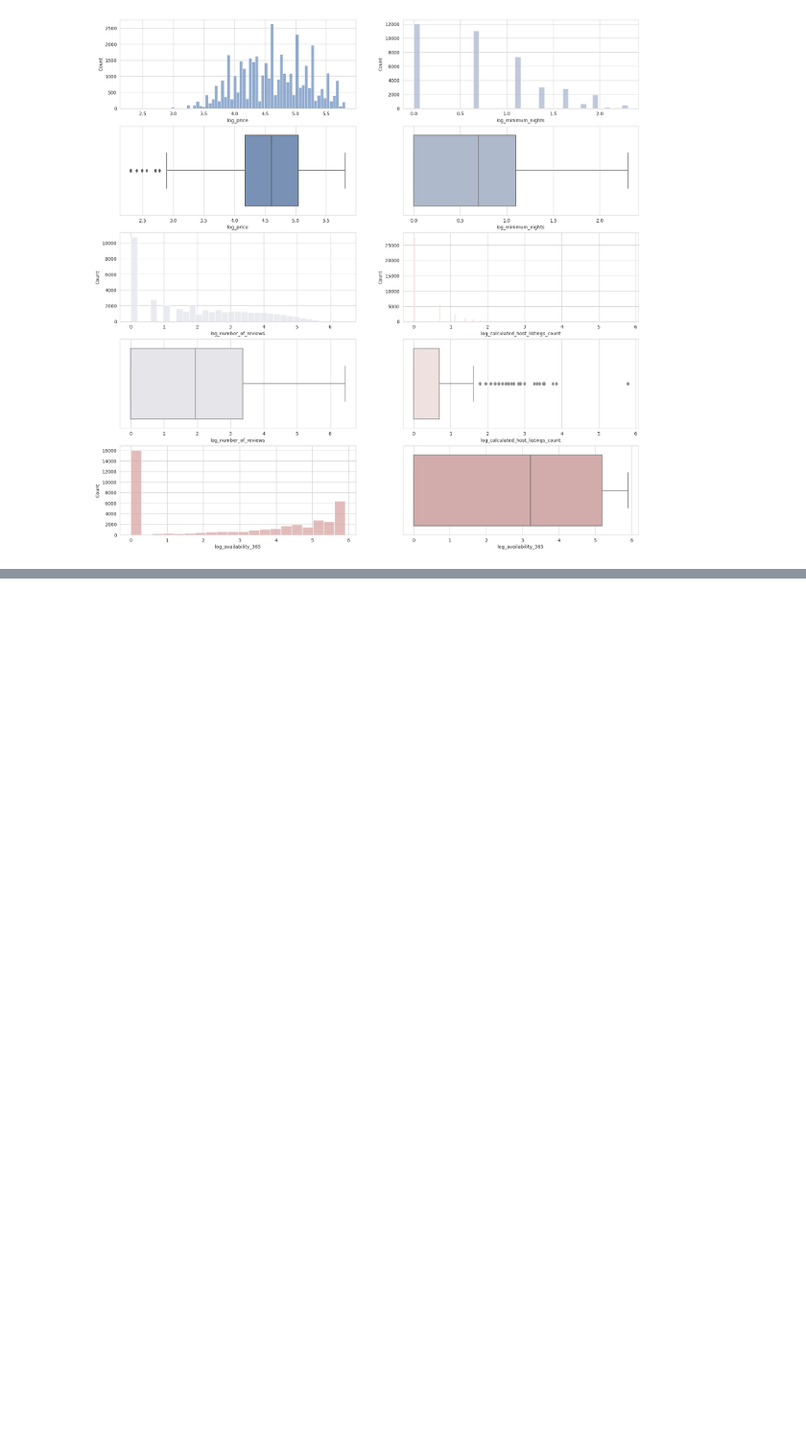
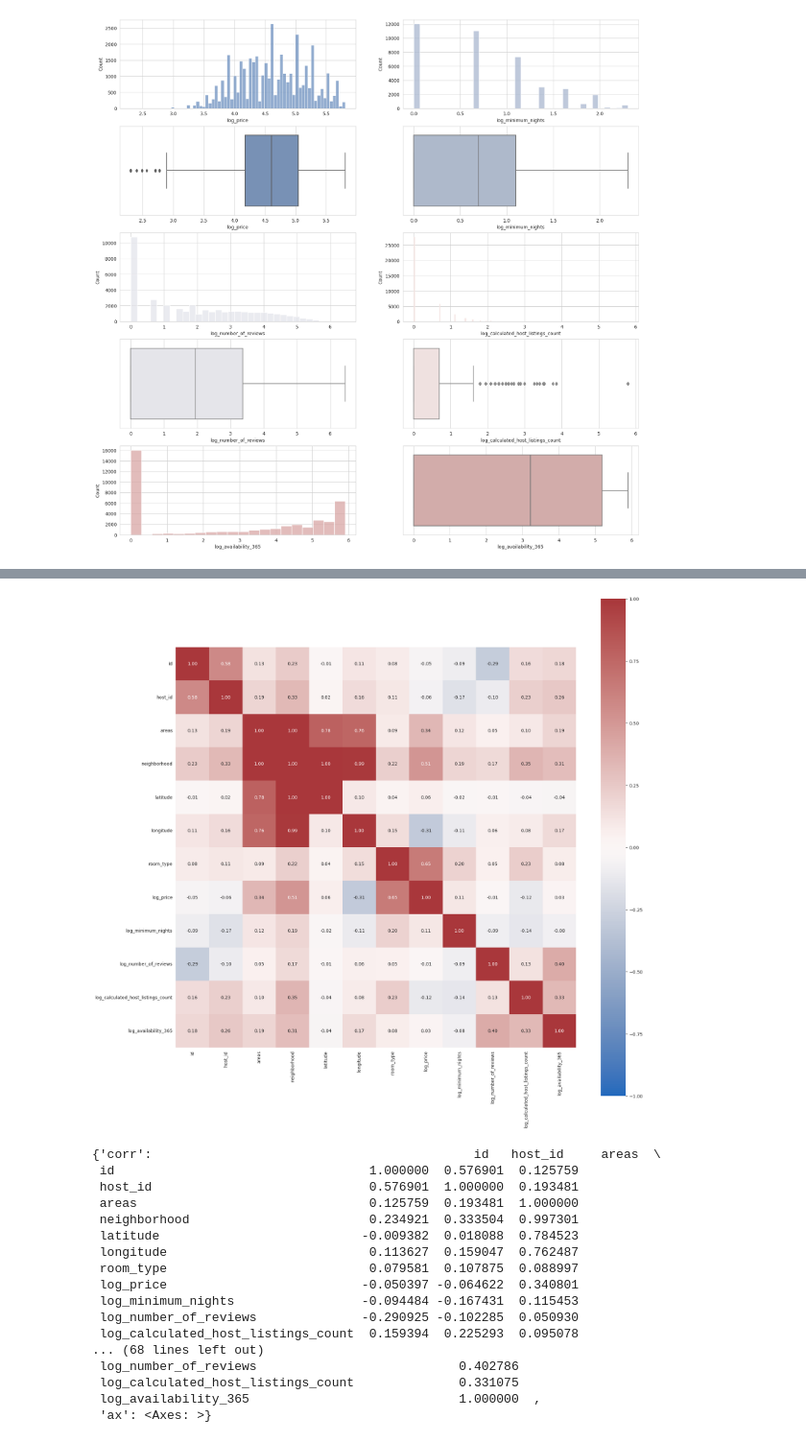
Before and after one commit to fevc08/new_york_city_airbnb_eda, a Jupyter notebook: src/explore.ipynb, the cells around one changed output, grey strips where cells are left out. Shown at 96% size. Cells and saved outputs as stored; diff of their text form; code cells hidden in the pictures; blank space fills up the shorter version.

```diff
--- a/src/explore.ipynb
+++ b/src/explore.ipynb
@@ -304,0 +305,22 @@ df_airbnb_ny_clean.head()
+# %%
+# We are going to create a heatmap with the correlation between the complex variables with dython and we are going to use the Spearman method
+associations(df_airbnb_ny_clean, figsize=(20, 20), cmap='vlag')
+# %% [output]
+[figure, added]
+{'corr':                                           id   host_id     areas  \
+ id                                  1.000000  0.576901  0.125759
+ host_id                             0.576901  1.000000  0.193481
+ areas                               0.125759  0.193481  1.000000
+ neighborhood                        0.234921  0.333504  0.997301
+ latitude                           -0.009382  0.018088  0.784523
+ longitude                           0.113627  0.159047  0.762487
+ room_type                           0.079581  0.107875  0.088997
+ log_price                          -0.050397 -0.064622  0.340801
+ log_minimum_nights                 -0.094484 -0.167431  0.115453
+ log_number_of_reviews              -0.290925 -0.102285  0.050930
+ log_calculated_host_listings_count  0.159394  0.225293  0.095078
+... (68 lines left out)
+ log_number_of_reviews                           0.402786
+ log_calculated_host_listings_count              0.331075
+ log_availability_365                            1.000000  ,
+ 'ax': <Axes: >}
```
Also changed, not shown: parts of 2 cells of this notebook.
